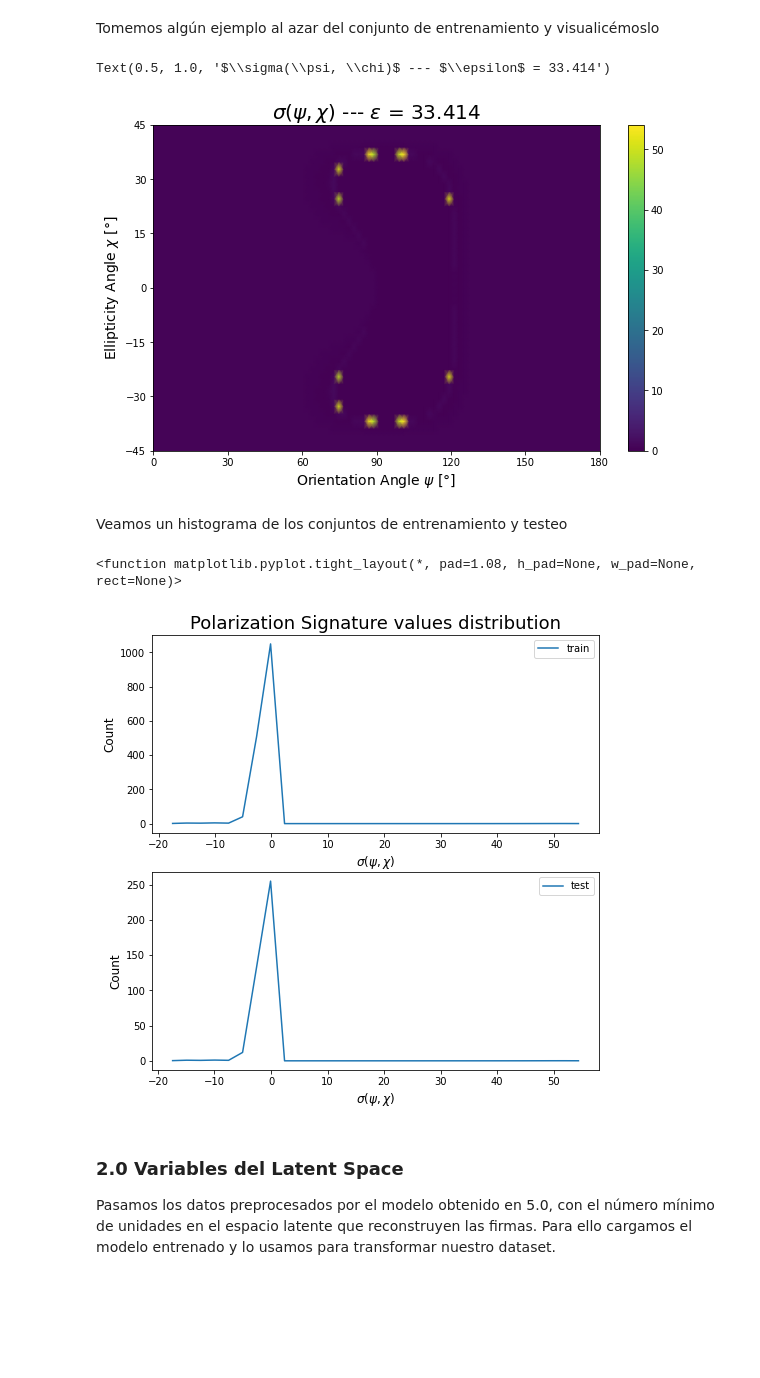
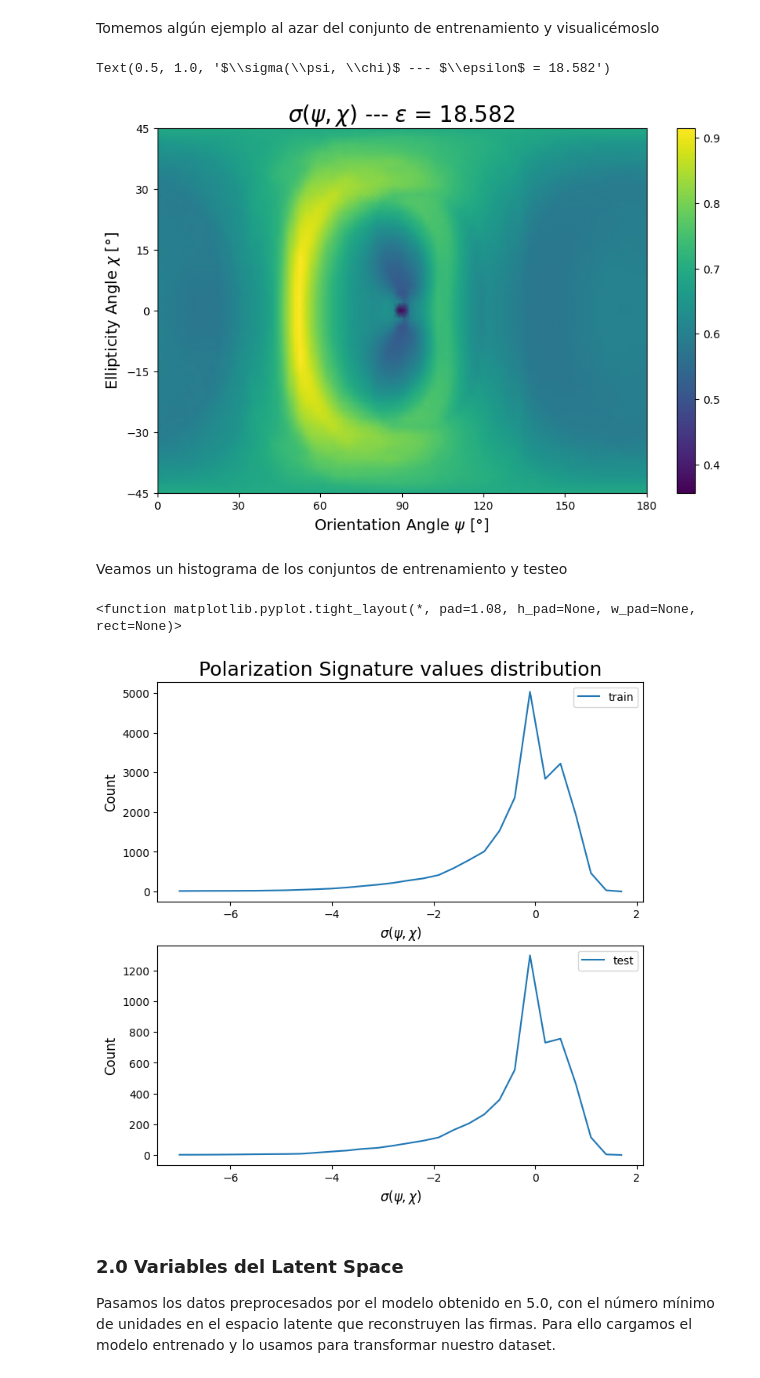
Before and after one commit to jotavecorta/DeepScatteringModels, a Jupyter notebook: notebooks/6.0-jv-spm-supervised-model.ipynb, the cells around one changed output. Cells and saved outputs as stored; diff of their text form; code cells hidden in the pictures; blank space fills up the shorter version.

Commit message:
"Agregue modelo supervisado a 6.0. aguregué etiquetas a remove_ouliers en preprocess_data.py."

```diff
--- a/notebooks/6.0-jv-spm-supervised-model.ipynb
+++ b/notebooks/6.0-jv-spm-supervised-model.ipynb
@@ -34,17 +34,24 @@ To enable them in other operations, rebuild TensorFlow with the appropriate comp
 Genero datos sampleando la constante dieléctrica de la $1^{er}$ superficie de una distribución plana en el intervalo $(3, 38]$.
 # %%
 # Numero de experimentos e intervalo de sampleo
-realizations = 5000
-epsilon_interval = (3, 38)
+realizations = 20000
+epsilon_interval = (3, 35)
 
-# Genero y guardo los datos
-#X_raw, y_raw = make_labeled_data(realizations, epsilon_interval)
+#Genero y guardo los datos
+X_raw, y_raw = make_labeled_data(realizations, epsilon_interval)
 
-src_dir = os.path.normpath(os.getcwd() + "../..")
+src_dir = os.path.normpath(os.getcwd() + "/..")
 data_dir = os.path.join(src_dir, "data/spm/raw")
 file_path = os.path.join(data_dir, "spm_labeled_signatures.pkl")
 
-#with open(file_path, "wb") as file_:
-#    pkl.dump((X_raw, y_raw), file_)
+with open(file_path, "wb") as file_:
+   pkl.dump((X_raw, y_raw), file_)
 # %% [markdown]
 Procesamos las firmas para poder introducirlas en el modelo no supervisado y generar las variables predictoras (outputs de las unidadesd el espacio latente de CAE). Comenzamos removiendo outliers y pasando los datos a dB:
+# %%
+src_dir = os.path.normpath(os.getcwd() + "/..")
+data_dir = os.path.join(src_dir, "data/spm/raw")
+file_path = os.path.join(data_dir, "spm_labeled_signatures.pkl")
+
+with open(file_path, "rb") as file_:
+   X_raw, y_raw = pkl.load(file_)
@@ -51,5 +64,6 @@ Procesamos las firmas para poder introducirlas en el modelo no supervisado y gen
 # %%
-X_dB = to_dB(X_raw)
+X, y = remove_outliers(X_raw, labels=y_raw)
+X_dB = to_dB(X)
 print(f"Muestras luego de remover outliers: {X_dB.shape[0]}")
 print(f"Valor máximo de potencia: {X_dB.max()}")
 print(f"Valor mínimo de potencia: {X_dB.min()}")
@@ -63,7 +81,7 @@ Separamos en conjuntos de entrenamiento y testeo, y normalizamos.
 # %%
 X_train, X_test, y_train, y_test = train_test_split(
     X_dB,
-    y_raw,
+    y,
     random_state=123,
     test_size=.2
     )
@@ -97,39 +115,39 @@ ax = plt.gca()
 plot_polarization_signature(rnd_signature, ax=ax)
 ax.set_title(f"$\sigma(\psi, \chi)$ --- $\epsilon$ = {y_train[rnd_index]:.3f}", fontsize = 20)
 # %% [output]
-Text(0.5, 1.0, '$\\sigma(\\psi, \\chi)$ --- $\\epsilon$ = 33.414')
+Text(0.5, 1.0, '$\\sigma(\\psi, \\chi)$ --- $\\epsilon$ = 18.582')
-[figure, old version]
+[figure, new version]
 # %% [markdown]
 Veamos un histograma de los conjuntos de entrenamiento y testeo
 # %%
 # Rango de valores válidos para los histogramas
 train_range = np.min(X_train_scaled), np.max(X_train_scaled)
 test_range = np.min(X_test_scaled), np.max(X_test_scaled)
 
 fig, ax1 = plt.subplots(2, 1, figsize=(20, 10))
 plot_histogram(
     X_train_scaled,
     ax=ax1[0],
     n_bins=30,
-    hist_kw={'range' : train_range, 'density' : True},
+    hist_kw={'range' : (-7, 2), 'density' : True},
     plot_kw={'label' : 'train'}
     )
 plot_histogram(
     X_test_scaled,
     ax=ax1[1],
     n_bins=30,
-    hist_kw={'range' : test_range, 'density' : True},
+    hist_kw={'range' : (-7, 2), 'density' : True},
     plot_kw={'label' : 'test'}
     )
 
 ax1[1].set_title('')
 for ax in ax1:
     ax.legend()
 
 plt.tight_layout
 # %% [output]
 <function matplotlib.pyplot.tight_layout(*, pad=1.08, h_pad=None, w_pad=None, rect=None)>
-[figure, old version]
+[figure, new version]
 # %% [markdown]
 ### 2.0 Variables del Latent Space
 
```
Also changed, not shown: parts of 11 cells of this notebook, 7 other files.
